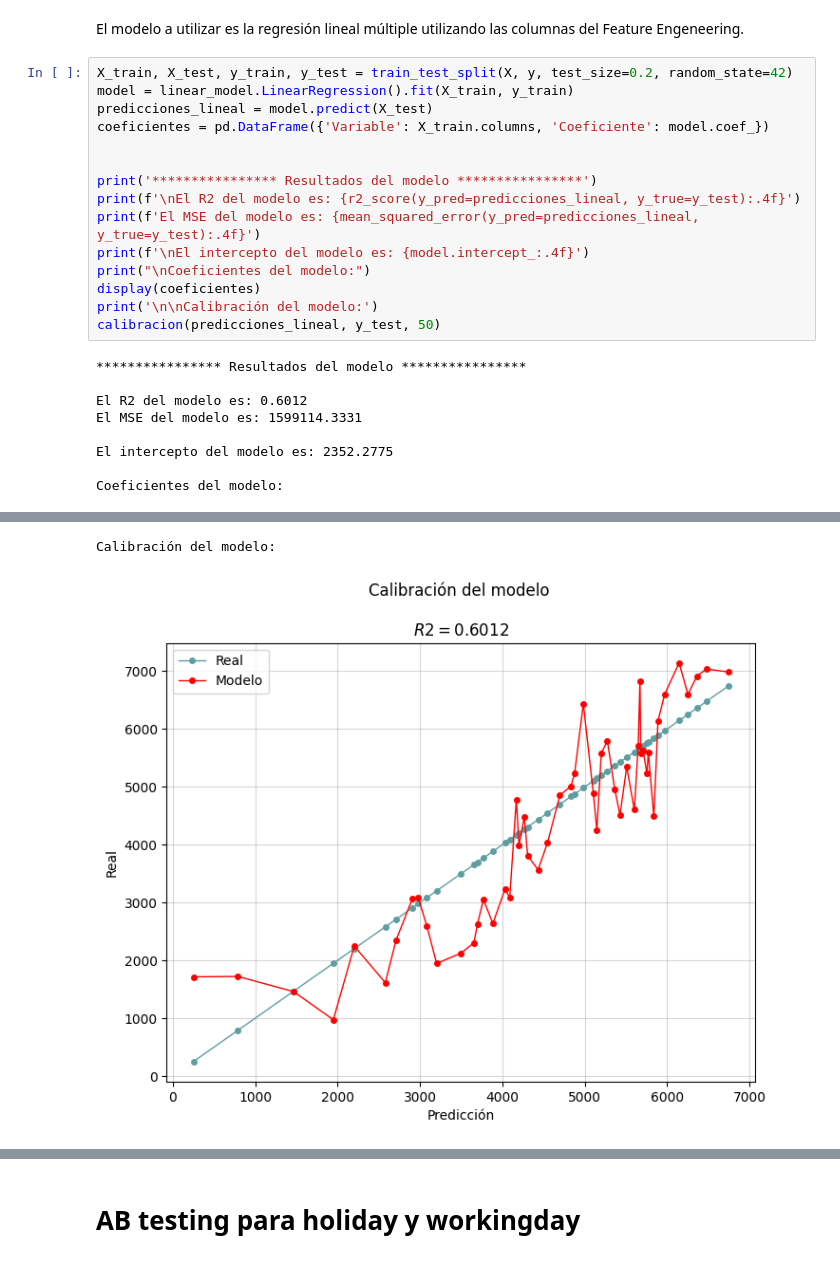
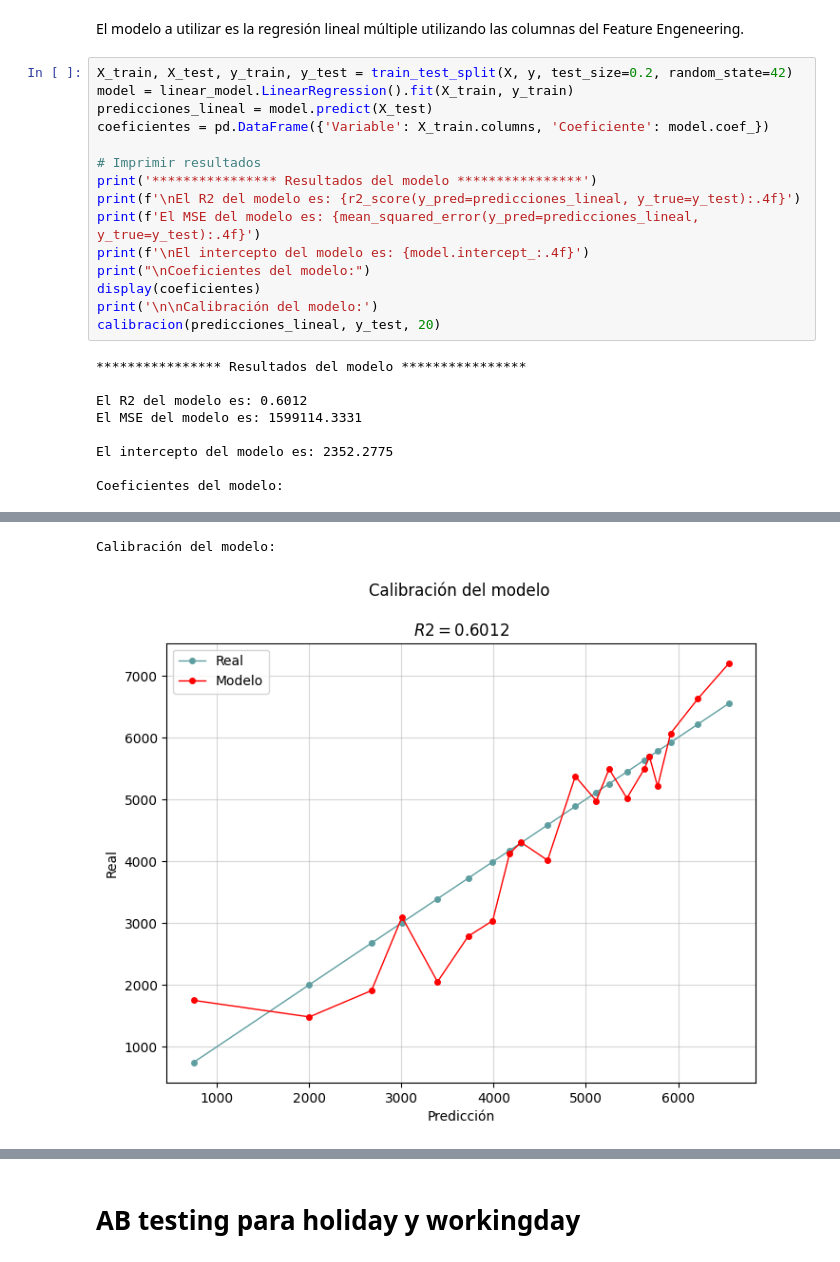
Before and after one commit to luisejdm/Aprendizaje_Estadistico, a Jupyter notebook: Tareas/tarea03/tarea03.ipynb, the cells around one changed output, grey strips where cells are left out. Saved outputs shown, nothing was run; the diff lists cells and outputs as text.

```diff
--- a/Tareas/tarea03/tarea03.ipynb
+++ b/Tareas/tarea03/tarea03.ipynb
@@ -233,7 +250,7 @@ model = linear_model.LinearRegression().fit(X_train, y_train)
 predicciones_lineal = model.predict(X_test)
 coeficientes = pd.DataFrame({'Variable': X_train.columns, 'Coeficiente': model.coef_})
 
-
+# Imprimir resultados
 print('**************** Resultados del modelo ****************')
 print(f'\nEl R2 del modelo es: {r2_score(y_pred=predicciones_lineal, y_true=y_test):.4f}')
 print(f'El MSE del modelo es: {mean_squared_error(y_pred=predicciones_lineal, y_true=y_test):.4f}')
@@ -241,32 +258,32 @@ print(f'\nEl intercepto del modelo es: {model.intercept_:.4f}')
 print("\nCoeficientes del modelo:")
 display(coeficientes)
 print('\n\nCalibración del modelo:')
-calibracion(predicciones_lineal, y_test, 50)
+calibracion(predicciones_lineal, y_test, 20)
 # %% [output]
 **************** Resultados del modelo ****************
 
 El R2 del modelo es: 0.6012
 El MSE del modelo es: 1599114.3331
 
 El intercepto del modelo es: 2352.2775
 
 Coeficientes del modelo:
 |  | Variable | Coeficiente |
 | 0 | holiday | -510.292461 |
 | 1 | workingday | 237.811443 |
 | 2 | temp | 76734.685229 |
 | 3 | atemp | -54966.669707 |
 | 4 | hum | 5561.707786 |
 | 5 | windspeed | -3906.429664 |
 | 6 | season_1 | -451.581425 |
 | 7 | season_2 | -67.275737 |
 | 8 | season_3 | 37.374907 |
 | 9 | season_4 | 481.482255 |
 | ... | ... | ... |
 | 20 | temp_atemp | -4377.316067 |
 | 21 | hum_2 | -7198.170189 |
 | 22 | temp_2 | -51633.719990 |
 | 23 | atemp_2 | 35361.813663 |
 | 24 | windspeed_2 | -1155.198052 |
 Calibración del modelo:
-[figure, old version]
+[figure, new version]
```
Also changed, not shown: parts of 15 cells of this notebook.
